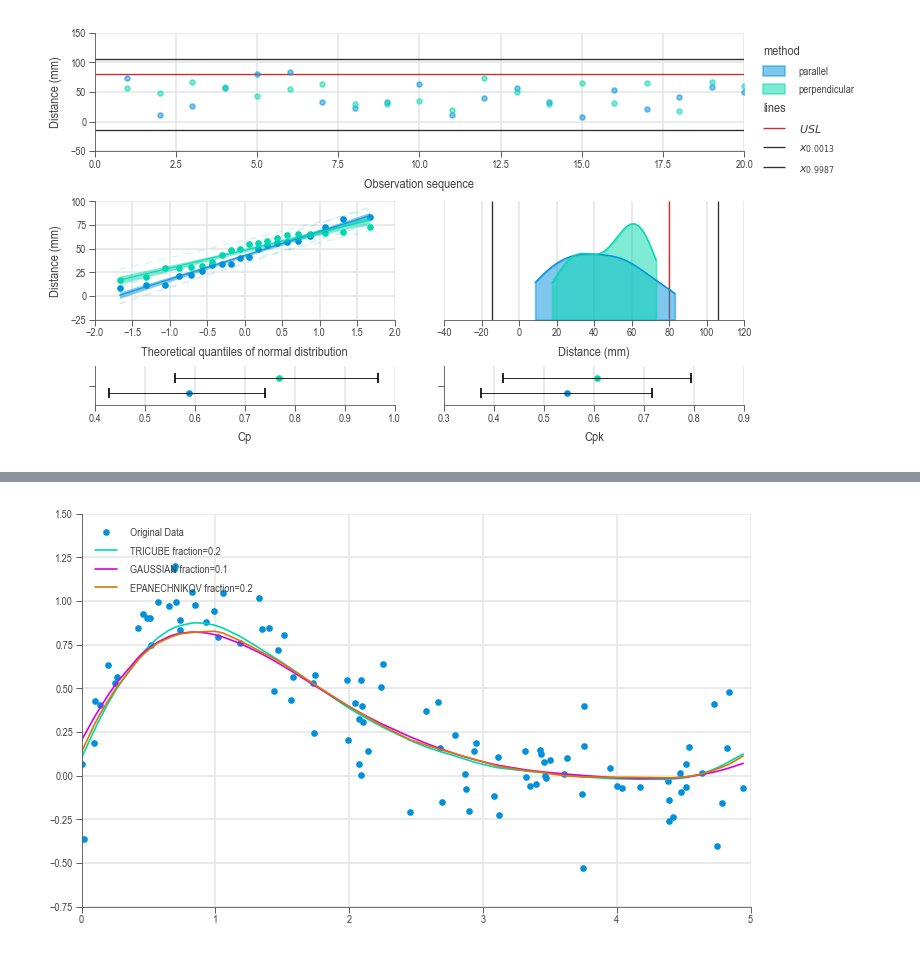
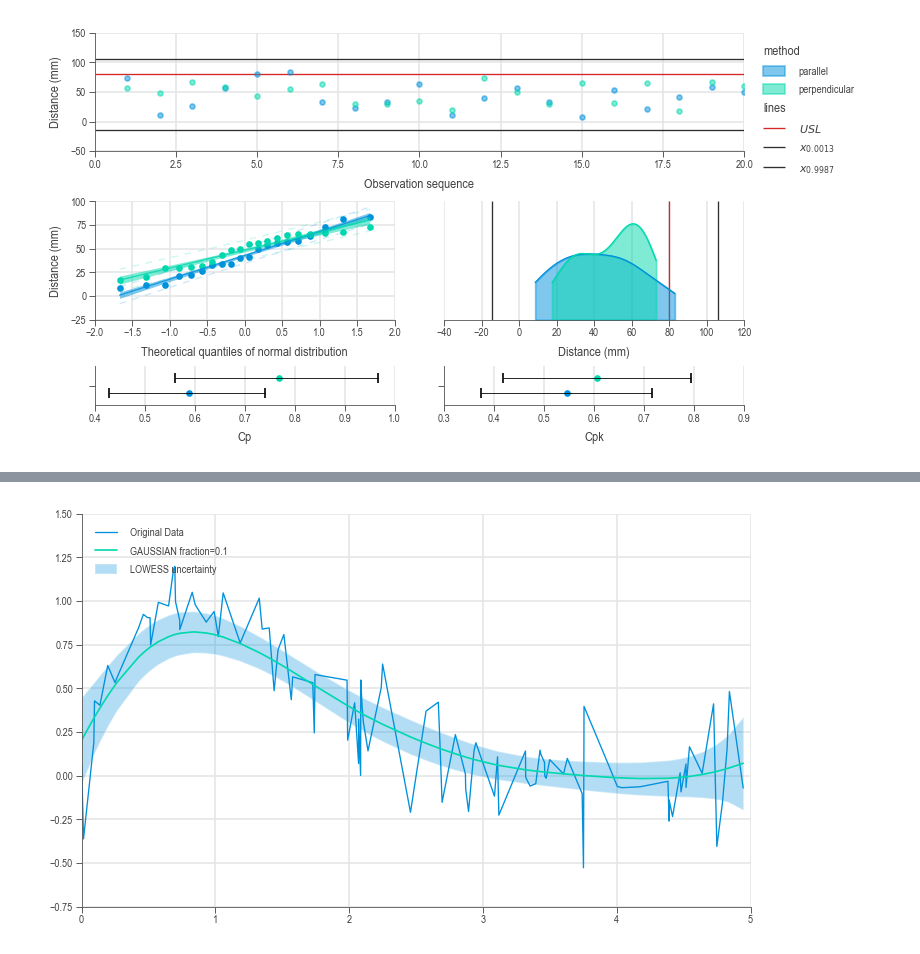
Before and after one commit to j4ggr/DaSPi, a Jupyter notebook: notebooks/doc-content_process-analysis.ipynb, the cells around one changed output, grey strips where cells are left out. Drawn from its saved outputs; the diff is of its cells as text; code cells hidden in the pictures.

```diff
--- a/notebooks/doc-content_process-analysis.ipynb
+++ b/notebooks/doc-content_process-analysis.ipynb
@@ -217,24 +217,3 @@ chart = dsp.JointChart(
     )
 # %% [output]
 [figure]
-# %%
-import daspi as dsp
-df = dsp.load_dataset('iris')
-
-chart = dsp.MultipleVariateChart(
-        source=df,
-        target='length',
-        feature='width',
-        hue='species',
-        col='leaf',
-        markers=('x',)
-    ).plot(
-        dsp.Scatter
-    ).plot(
-        dsp.LowessLine, fraction=0.3, show_ci=True
-    ).label(
-        feature_label='leaf width (cm)',
-        target_label='leaf length (cm)',
-    )
-
-# chart.save('docs/img/iris_contour_size-leaf-species.png', dpi=DPI)
@@ -385,25 +248,28 @@ plt.show()
 # %%
 import numpy as np
 import daspi as dsp
 import pandas as pd
 import matplotlib.pyplot as plt
 
 np.random.seed(1)
 x=np.sort(5*np.random.random(100))
 df = pd.DataFrame(dict(
     x=x,
     y=np.sin(x) * 3*np.exp(-x) + np.random.normal(0, 0.2, 100)))
-plt.plot(df.x, df.y, label='Original Data', marker='o', lw=0)
+plt.plot(df.x, df.y, label='Original Data')
 
+kernel = 'gaussian'
+fraction = 0.1
 model = dsp.Lowess(df, 'y', 'x')
-options = {
-    'tricube': 0.2,
-    'gaussian': 0.1,
-    'epanechnikov': 0.2}
-for kernel, fraction in options.items():
-    model.fit(fraction, kernel)
-    plt.plot(model.x, model.smoothed, label=f'{kernel.upper()} {fraction=}', lw=1)
+model.fit(fraction, kernel)
+plt.plot(model.x, model.smoothed, label=f'{kernel.upper()} {fraction=}', lw=1)
+plt.fill_between(
+    model.x,
+    model.smoothed - 2*model.std_errors,
+    model.smoothed + 2*model.std_errors,
+    alpha=0.3,
+    label='LOWESS uncertainty')
 plt.legend()
 plt.show()
 # %% [output]
-[figure, old version]
+[figure, new version]
```
Also changed, not shown: parts of 5 cells of this notebook, 3 other files.
